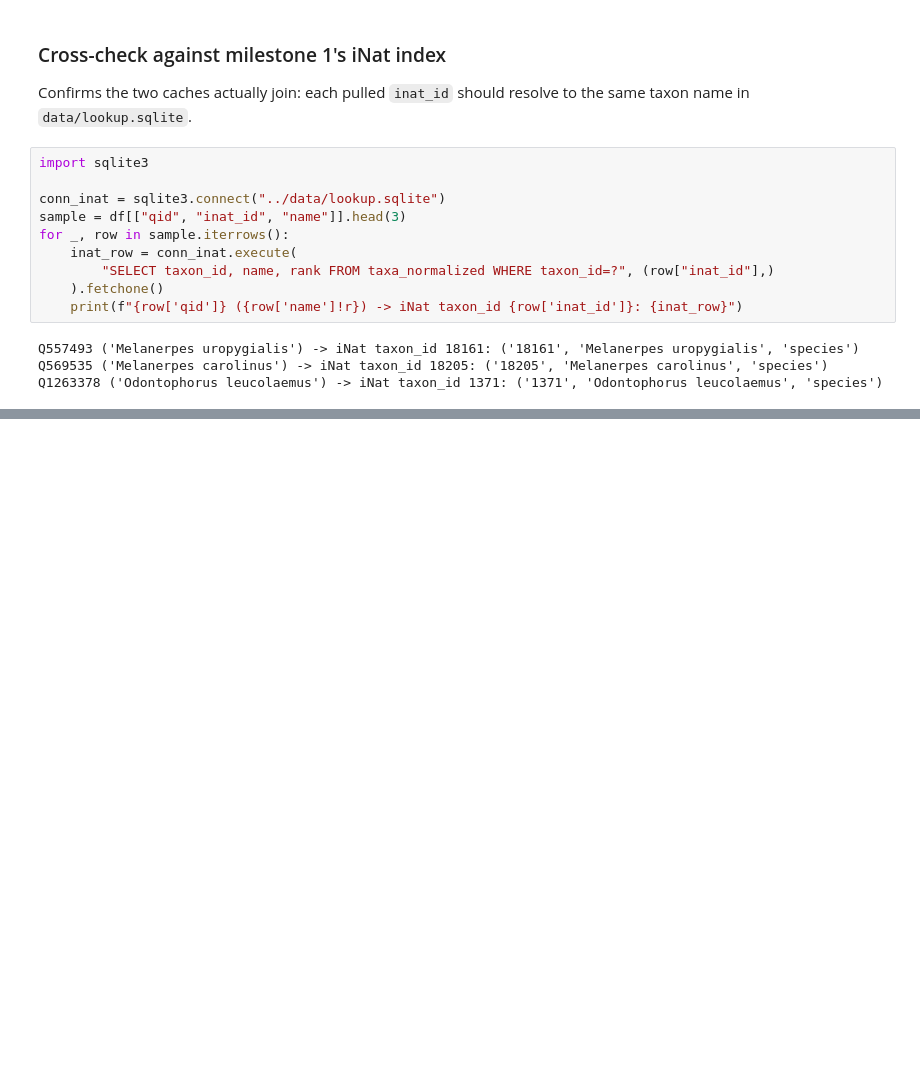
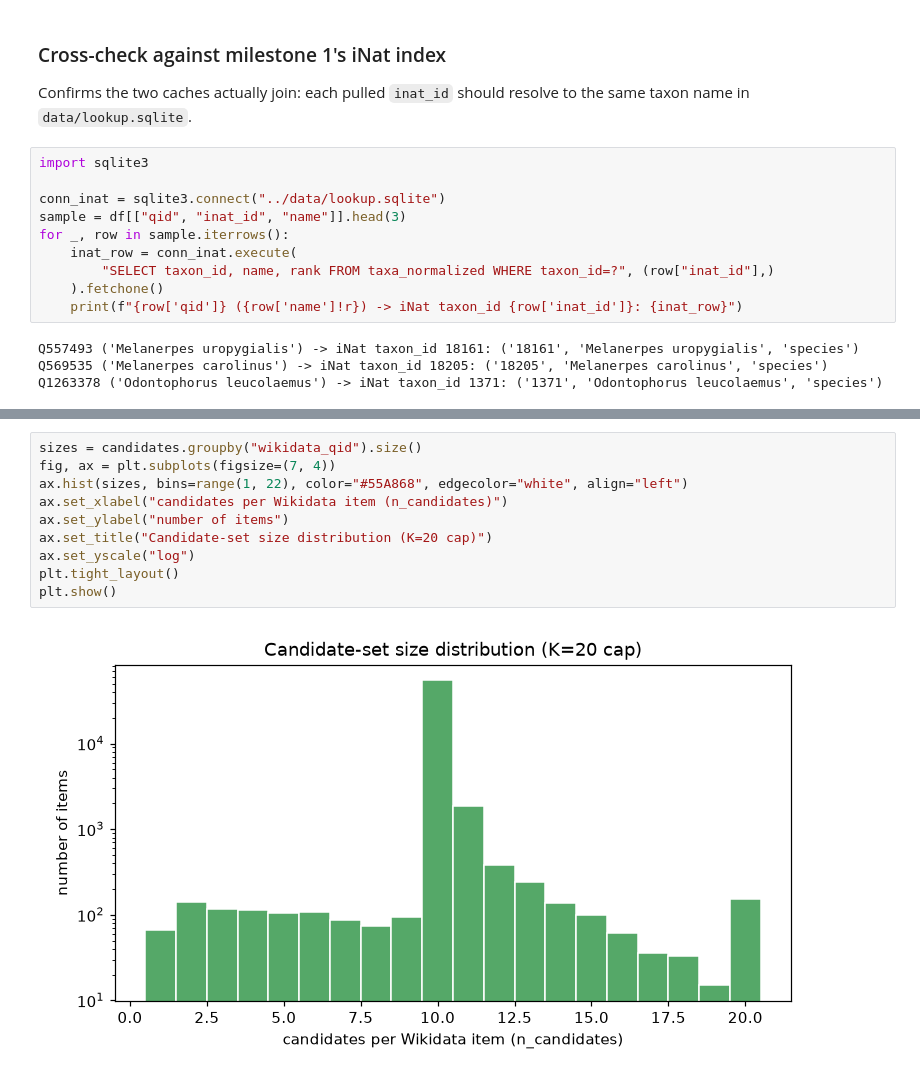
Before and after one commit to Livia-Rasp/xgboost-inat-wikidata-match, a Jupyter notebook: notebooks/01-report.ipynb, the cells around one changed output, grey strips where cells are left out. Saved outputs shown, nothing was run; the diff lists cells and outputs as text; blank space fills up the shorter version.

```diff
--- a/notebooks/01-report.ipynb
+++ b/notebooks/01-report.ipynb
@@ -245,0 +381,12 @@ Q1263378 ('Odontophorus leucolaemus') -> iNat taxon_id 1371: ('1371', 'Odontopho
+# %%
+sizes = candidates.groupby("wikidata_qid").size()
+fig, ax = plt.subplots(figsize=(7, 4))
+ax.hist(sizes, bins=range(1, 22), color="#55A868", edgecolor="white", align="left")
+ax.set_xlabel("candidates per Wikidata item (n_candidates)")
+ax.set_ylabel("number of items")
+ax.set_title("Candidate-set size distribution (K=20 cap)")
+ax.set_yscale("log")
+plt.tight_layout()
+plt.show()
+# %% [output]
+[figure, added]
```
Also changed, not shown: parts of 9 cells of this notebook, 6 other files.
